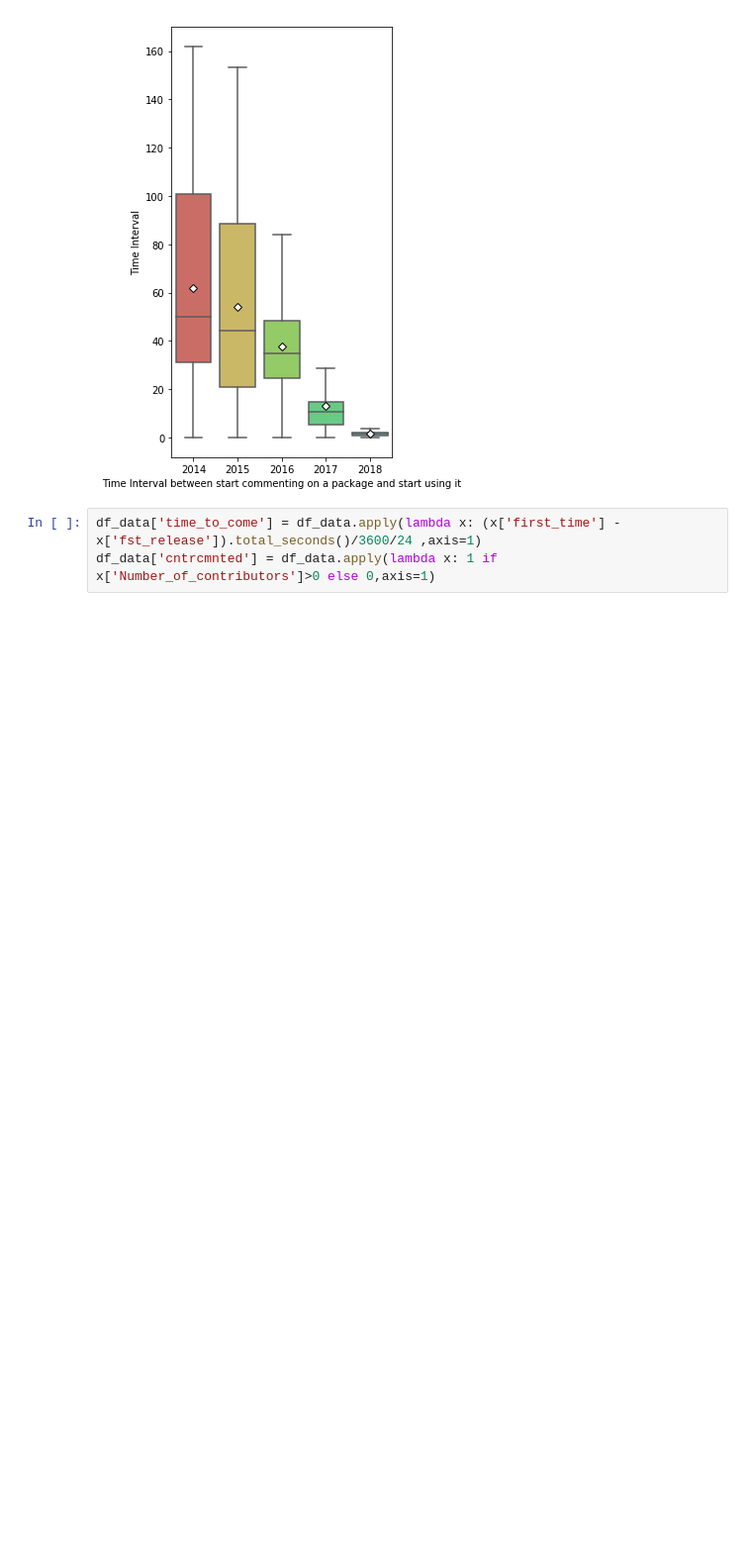
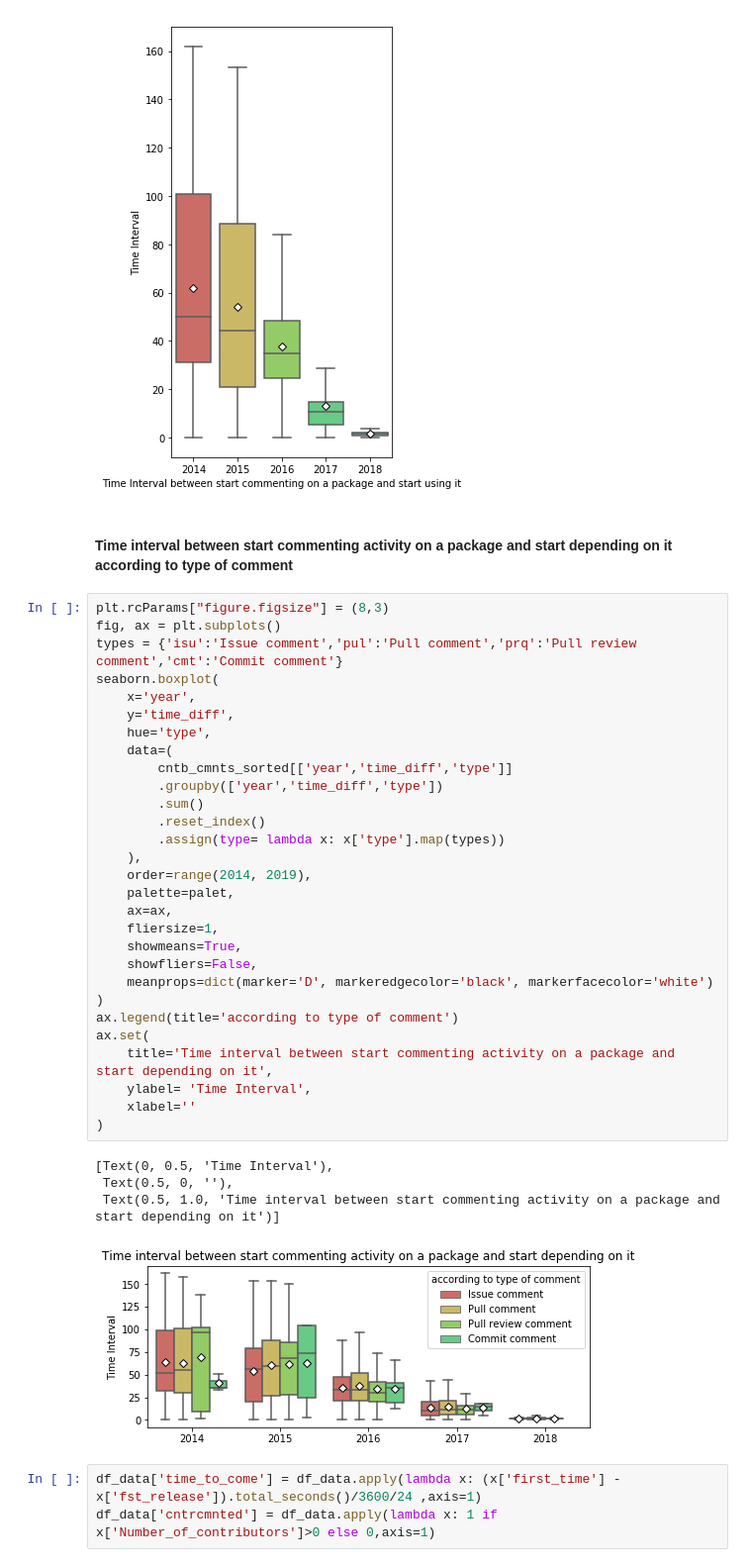
Before and after one commit to MehdiGol/PackagesDependencies-Contributors-Relationship, a Jupyter notebook: notebooks/Question 2.ipynb, the cells around one changed output. Shown: that part at 99% size. Drawn from its saved outputs; the diff is of its cells as text; blank space fills up the shorter version.

```diff
--- a/notebooks/Question 2.ipynb
+++ b/notebooks/Question 2.ipynb
@@ -234,6 +234,42 @@ ax.set(
 [Text(0, 0.5, 'Time Interval'),
  Text(0.5, 0, 'Time Interval between start commenting on a package and start using it')]
 [figure]
+# %% [markdown]
+#### Time interval between start commenting activity on a package and start depending on it according to type of comment
+# %%
+plt.rcParams["figure.figsize"] = (8,3)
+fig, ax = plt.subplots()
+types = {'isu':'Issue comment','pul':'Pull comment','prq':'Pull review comment','cmt':'Commit comment'}
+seaborn.boxplot(
+    x='year',
+    y='time_diff',
+    hue='type',
+    data=(
+        cntb_cmnts_sorted[['year','time_diff','type']]
+        .groupby(['year','time_diff','type'])
+        .sum()
+        .reset_index()
+        .assign(type= lambda x: x['type'].map(types))
+    ),
+    order=range(2014, 2019),
+    palette=palet,
+    ax=ax,
+    fliersize=1,
+    showmeans=True,
+    showfliers=False,
+    meanprops=dict(marker='D', markeredgecolor='black', markerfacecolor='white')
+)
+ax.legend(title='according to type of comment')
+ax.set(
+    title='Time interval between start commenting activity on a package and start depending on it',
+    ylabel= 'Time Interval',
+    xlabel=''
+)
+# %% [output]
+[Text(0, 0.5, 'Time Interval'),
+ Text(0.5, 0, ''),
+ Text(0.5, 1.0, 'Time interval between start commenting activity on a package and start depending on it')]
+[figure, added]
 # %%
 df_data['time_to_come'] = df_data.apply(lambda x: (x['first_time'] - x['fst_release']).total_seconds()/3600/24 ,axis=1)
 df_data['cntrcmnted'] = df_data.apply(lambda x: 1 if x['Number_of_contributors']>0 else 0,axis=1)
```
Also changed, not shown: parts of 5 cells of this notebook, 1 other file.
